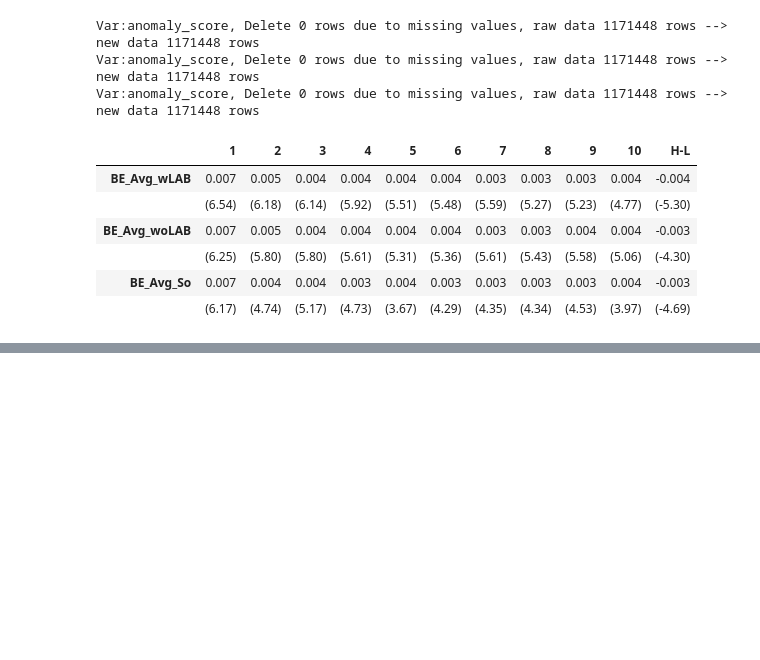
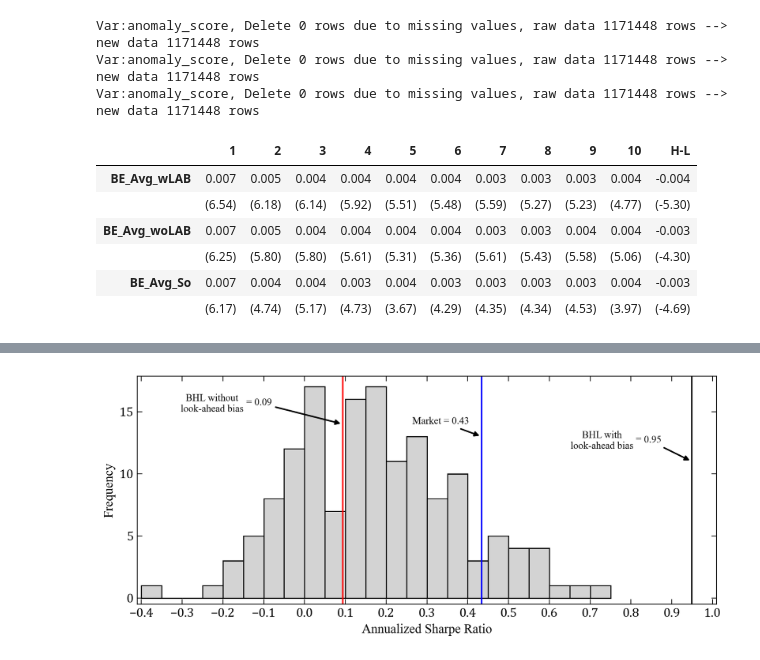
Before and after one commit to yandi-zhu/Man-versus-Machine-Learning-Revisited, a Jupyter notebook: code/03_Main.ipynb, the cells around one changed output, grey strips where cells are left out. Cells and saved outputs as stored; diff of their text form; code cells hidden in the pictures; blank space fills up the shorter version.

```diff
--- a/code/03_Main.ipynb
+++ b/code/03_Main.ipynb
@@ -1121,0 +1228,6 @@ Var:anomaly_score, Delete 0 rows due to missing values, raw data 1171448 rows --
+# %%
+# MKT
+ff3 = pd.read_csv('../data/Other/FF3m_2023.csv')
+ff3 = ff3[ff3.yearMon<=201912]
+Mkt = ff3['Mkt.RF'].mean()/ff3['Mkt.RF'].std()*np.sqrt(12)
+print(f"MKT: {Mkt}")
@@ -1121,0 +1236,10 @@ Var:anomaly_score, Delete 0 rows due to missing values, raw data 1171448 rows --
+# %%
+# BHL
+forecast_ORIG = pd.read_csv('../data/BHL/Conditional_Bias.csv')
+forecast_ORIG['YearMonth'] = pd.to_datetime(forecast_ORIG['DATE'],format='%Y-%m') + MonthEnd(0)
+df_ = df[['permno','YearMonth','ME','bh1m']].merge(forecast_ORIG,
+                                                   left_on=['permno','YearMonth'],
+                                                   right_on=['PERMNO','YearMonth'], how='left')
+_,vwret = utils.SingleSort(df_, 'permno', 'YearMonth', 'Avg_bias', 'bh1m', 5, 'ME', quantile_filter=None)
+BHL = -vwret['H-L'].mean()/vwret['H-L'].std()*np.sqrt(12)
+print(f"BHL: {BHL}")
@@ -1121,0 +1273,61 @@ Var:anomaly_score, Delete 0 rows due to missing values, raw data 1171448 rows --
+# %%
+plt.rcParams['font.sans-serif']=['Times New Roman']
+fig, ax = plt.subplots(1,1, figsize=(9,4))
+sharpe_res['Sharpe'].hist(bins=np.arange(-0.4,0.76,0.05), ax=ax, color='lightgrey', edgecolor='black')
+ax.tick_params(axis='x', which='both', direction='in', top=True, length=5, labelfontfamily='Cambria')
+ax.tick_params(axis='y', which='both', direction='in', right=True, length=5, labelfontfamily='Cambria')
+ax.set_xticks(np.arange(-0.4,1.1,0.1), )
+ax.set_yticks(np.arange(0,20,5))
+ax.grid(False, axis='both')
+ax.set_xlabel('Annualized Sharpe Ratio')
+ax.set_ylabel('Frequency')
+ax.margins(x=0.01, y=0.05)
+y_min, y_max = ax.get_ylim()
+ax.set_ylim(y_min - 0.5, y_max)
+ax.set_xlim(-0.41, 1.01)
+
+# 假设箭头对应的 Sharpe Ratio 和 y 轴位置
+arrows = [
+    {"x": 0.43, "y": 15, "text": "Market = 0.43", "arrow_y": 14},
+    {"x": 0.95, "y": 18, "text": "BHL with look-ahead bias = 0.95", "arrow_y": 17},
+    {"x": 0.09, "y": 12, "text": "BHL without look-ahead bias = 0.09", "arrow_y": 11},
+]
+
+# Mkt
+ax.axvline(Mkt, color='blue', linestyle='-')
+ax.annotate(
+        "Market = 0.43", xy=(Mkt, 13),
+        xytext=(Mkt - 0.1, 14),
+        arrowprops=dict(
+            arrowstyle="-|>", color="black", lw=1.5
+        ),   fontsize=10, ha="center",
+    )
+
+
+# BHL
+ax.axvline(BHL, color='black', linestyle='-')
+ax.text(BHL-0.22, 12, "BHL with\nlook-ahead bias", fontsize=10, ha='center')
+ax.annotate(
+        "= 0.95",  xy=(BHL, 11),
+        xytext=(BHL - 0.105, 12.5),
+        arrowprops=dict(
+            arrowstyle="-|>", color="black", lw=1.5
+        ),
+        fontsize=10, ha="center",
+    )
+
+# RF without look-ahead bias
+ax.axvline(RF, color='red', linestyle='-')
+ax.text(RF-0.32, 15, "BHL without\nlook-ahead bias", fontsize=10, ha='center')
+ax.annotate(
+        "= 0.09",  xy=(RF, 14),
+        xytext=(RF - 0.205, 15.5),
+        arrowprops=dict(
+            arrowstyle="-|>", color="black", lw=1.5
+        ),
+        fontsize=10, ha="center",
+    )
+plt.tight_layout()
+plt.savefig('../data/Results/ASR_3.pdf', dpi=300, bbox_inches='tight')
+# %% [output]
+[figure, added]
```
Also changed, not shown: parts of 13 cells of this notebook, 2 other files.
